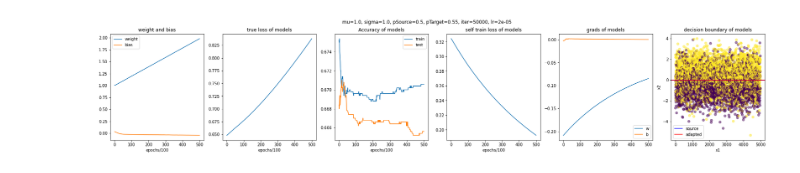
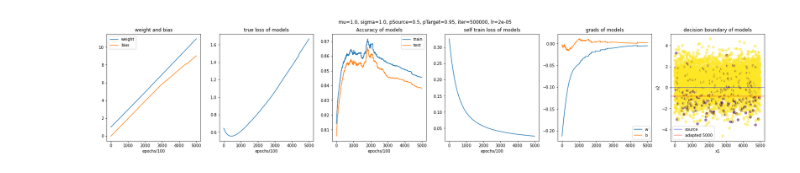
Before and after one commit to sky1712/Label-shift, a Jupyter notebook: 4 gaussian with RWRS.ipynb, the cells around one changed output. Drawn from its saved outputs; the diff is of its cells as text; code cells hidden in the pictures.

```diff
--- a/4 gaussian with RWRS.ipynb
+++ b/4 gaussian with RWRS.ipynb
@@ -78,7 +101,7 @@ def evaluate(rModel, x, y):
     model = rModel[0]
     rw = rModel[1]
     probPred = torch.sigmoid(model(x)) * rw
-    labelPred = (probPred > 0.5).float().detach()
+    labelPred = ((probPred * rw[1])/ (probPred * rw[1] + (1-probPred) * rw[0]) > 0.5).float().detach()
     acc = torch.mean((labelPred == y).float())
     return acc
 # %%
@@ -90,14 +113,14 @@ def plot_decision_boundaryV(model, x):
 def plot_decision_boundaryH(model, title, ax, c):
     w, b = model[0].weight[0].item(), model[0].bias.item()
     x0 = -b/w
-    ax.axhline(x0, color=c, label=title)
+    ax.axhline(x0, color=c, alpha=0.5, label=title)
 # %%
 n = 5000
 d = 1
-mu = 1.
+mu = 2.
 sigma = 1.
 pSource = 0.5
-pTarget = 0.55
+pTarget = 0.95
 # %%
 xSourceTrain, ySourceTrain = gen_data(n, mu, sigma, pSource)
 xSourceTest, ySourceTest = gen_data(n, mu, sigma, pSource)
@@ -109,9 +132,9 @@ model = nn.Sequential(nn.Linear(1, 1))
 model[0].weight.data = torch.tensor([[1.]]).float()
 model[0].bias.data = -torch.tensor(torch.sum(torch.mean(xSourceTrain, dim=0))).float()
 # %%
-iterations, lr = 5_000_0, 0.00002
+iterations, lr = 5_000_00, 0.00002
 adaptedModel = copy.deepcopy(model)
-adaptedModels = adapt(adaptedModel, xTargetTrain, epochs=iterations, lr=lr)
+adaptedModels = adapt(adaptedModel, xTargetTrain, xSourceTrain, ySourceTrain, epochs=iterations, lr=lr, RW=True, RS = False)
 # %%
 f, ax = plt.subplots(1, 6, figsize=(30, 5))
 normsOfModels = [torch.norm(model[0][0].weight.data).item() for model in adaptedModels]
@@ -145,32 +168,34 @@ ax[0].set_title('weight and bias')
 ax[0].set_xlabel('epochs/100')
 ax[0].legend()
 ax[1].plot(trueLossOfModels)
 ax[1].set_title('true loss of models')
 ax[1].set_xlabel('epochs/100')
 ax[2].plot(trainAccuracyOfModels)
 ax[2].plot(testAccuracyOfModels)
 ax[2].set_title('Accuracy of models')
 ax[2].legend(['train', 'test'])
 ax[2].set_xlabel('epochs/100')
 ax[3].plot(selfTrainLossOfModels)
 ax[3].set_title('self train loss of models')
 ax[3].set_xlabel('epochs/100')
 # ax[4].plot(gradsW1Pos, alpha=0.3)
 # ax[4].plot(gradsW1Neg, alpha=0.3)
 # ax[4].plot(gradsB1Pos, alpha=0.3)
 # ax[4].plot(gradsB1Neg, alpha=0.3)
 ax[4].plot((np.array(gradsW1Pos) + np.array(gradsW1Neg))/2, alpha=1)
 ax[4].plot((np.array(gradsB1Pos) + np.array(gradsB1Neg))/2, alpha=1)
 ax[4].set_title('grads of models')
 ax[4].legend(['w', 'b'])
 plot_decision_boundaryH(adaptedModels[0][0], 'source', ax[5], 'b')
-plot_decision_boundaryH(adaptedModels[-1][0], 'adapted', ax[5], 'r')
+# plot_decision_boundaryH(adaptedModels[2000][0], 'adapted 2000', ax[5], 'g')
+# plot_decision_boundaryH(adaptedModels[4000][0], 'adapted 4000', ax[5], 'orange')
+plot_decision_boundaryH(adaptedModels[-1][0], 'adapted 5000', ax[5], 'r')
 plt.scatter(list(range(n)), xTargetTrain, c=yTargetTrain, alpha=0.5)
 ax[5].set_xlabel('x1')
 ax[5].set_ylabel('x2')
 ax[5].set_title('decision boundary of models')
 f.suptitle('mu={}, sigma={}, pSource={}, pTarget={}, iter={}, lr={}'.format(mu, sigma, pSource, pTarget, iterations, lr))
 plt.legend()
 plt.show()
 # %% [output]
-[figure, old version]
+[figure, new version]
```
Also changed, not shown: parts of 6 cells of this notebook, 5 other files.
